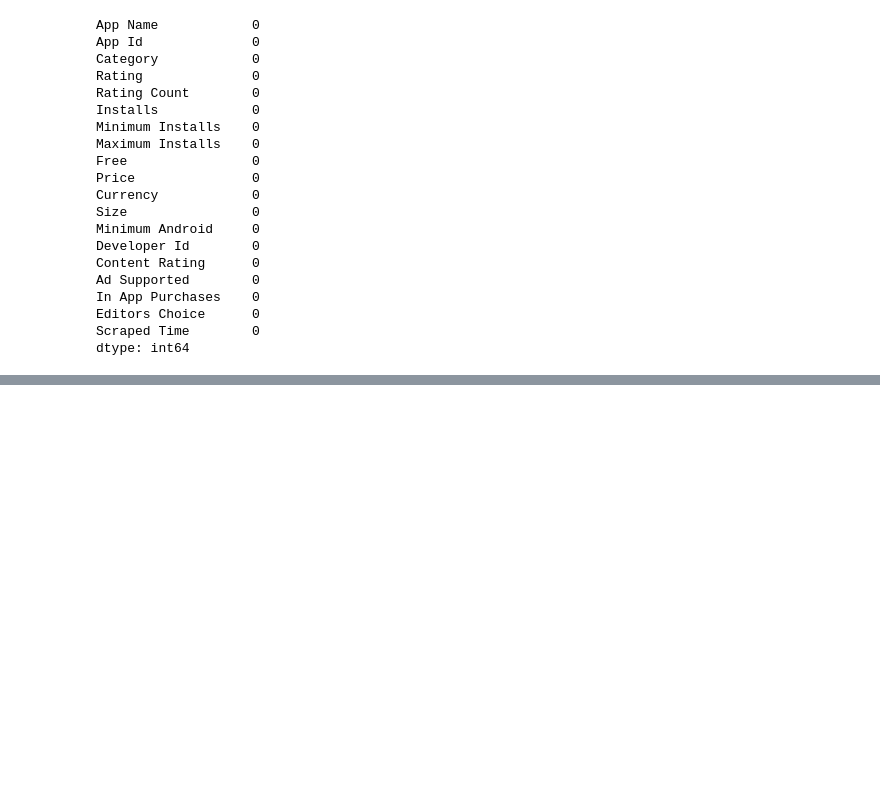
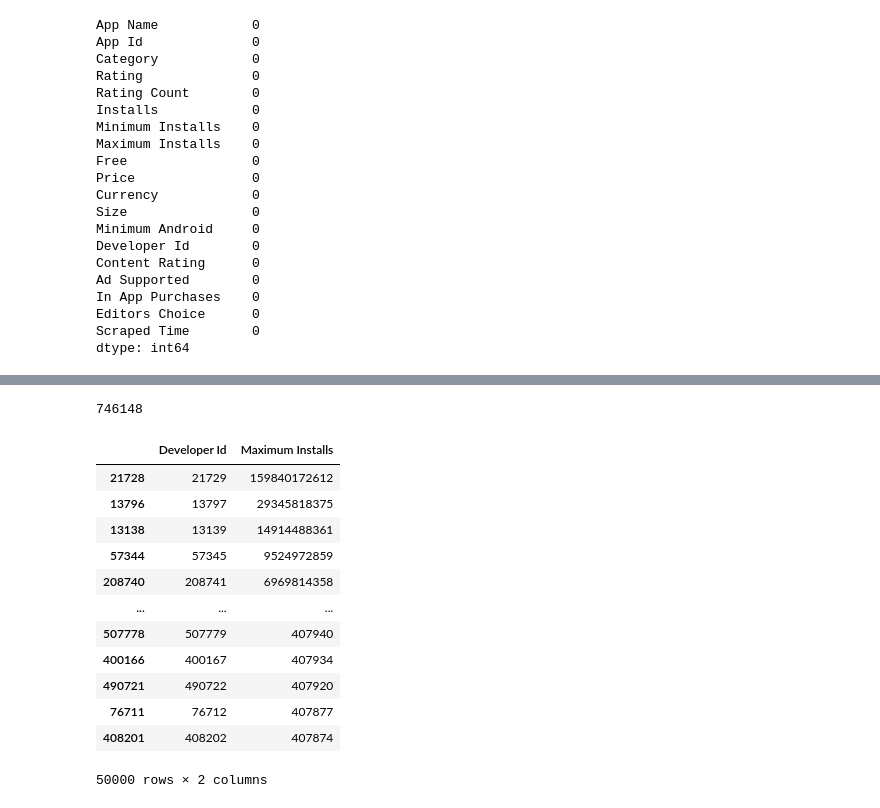
Before and after one commit to ognjenobravocikg/AppSuccessPredictor, a Jupyter notebook: Untitled.ipynb, the cells around one changed output, grey strips where cells are left out. Drawn from its saved outputs; the diff is of its cells as text; code cells hidden in the pictures; blank space fills up the shorter version.

```diff
--- a/Untitled.ipynb
+++ b/Untitled.ipynb
@@ -266,0 +184,3 @@ KeyError: 'category'
+# %%
+data.drop('Installs', axis=1, inplace=True)
+data.drop('Minimum Installs', axis=1, inplace=True)
@@ -266,0 +219,45 @@ KeyError: 'category'
+# %%
+# konvertovanje velicine aplikacije
+
+def convert_to_mb(size):
+    size_str = str(size)
+
+    if (size_str[-1] == 'k'):
+        return float(size_str[:-1].replace(',', '.')) / 1024
+
+    if (size_str[-1] == 'M'):
+        return float(size_str[:-1].replace(',', '.'))
+
+    if (size_str[-1] == 'G'):
+        return float(size_str[:-1]) * 1024.0
+
+    else:
+        return None
+
+data['Size'] = data['Size'].apply(lambda x: convert_to_mb(x))
+# %%
+# konvertovanje android verzija u datume
+
+android_versions_dict = pd.read_csv('./Android-Versions.csv')
+android_versions_dict['Android version'] = android_versions_dict['Android version'].apply(lambda x: str(x))
+android_versions_dict = dict(zip(android_versions_dict['Android version'], android_versions_dict['Release date']))
+
+def iseci(x):
+    return str(x)[:3]
+
+data['Minimum Android'] = data['Minimum Android'].apply(lambda x: iseci(x))
+
+# Posto nemamo podatke o subverzijama androida kada su izasle, mora da gledamo samo verzije.
+android_versions_dict.update({'nan': 0})
+android_versions_dict.update({'Var': 'Varies with device'})
+
+data['Minimum Android'] = data['Minimum Android'].map(android_versions_dict)
+# %%
+#ima 3 aplikacija po svakom devu sto znaci da ima dosta autora sa raznim aplikacijama
+data["Developer Id"].nunique()
+# %% [output]
+746148
+# %%
+#izdvajanje popularnih autora u niz
+author_installs = data.groupby('Developer Id')['Maximum Installs'].sum().reset_index()
+sorted_authors = author_installs.sort_values(by='Maximum Installs', ascending=False)
@@ -266,0 +267,16 @@ KeyError: 'category'
+# %%
+sorted_authors.head(50000)
+# %% [output]
+|  | Developer Id | Maximum Installs |
+| 21728 | 21729 | 159840172612 |
+| 13796 | 13797 | 29345818375 |
+| 13138 | 13139 | 14914488361 |
+| 57344 | 57345 | 9524972859 |
+| 208740 | 208741 | 6969814358 |
+| ... | ... | ... |
+| 507778 | 507779 | 407940 |
+| 400166 | 400167 | 407934 |
+| 490721 | 490722 | 407920 |
+| 76711 | 76712 | 407877 |
+| 408201 | 408202 | 407874 |
+50000 rows × 2 columns
```
Also changed, not shown: parts of 30 cells of this notebook, 1 other file.
